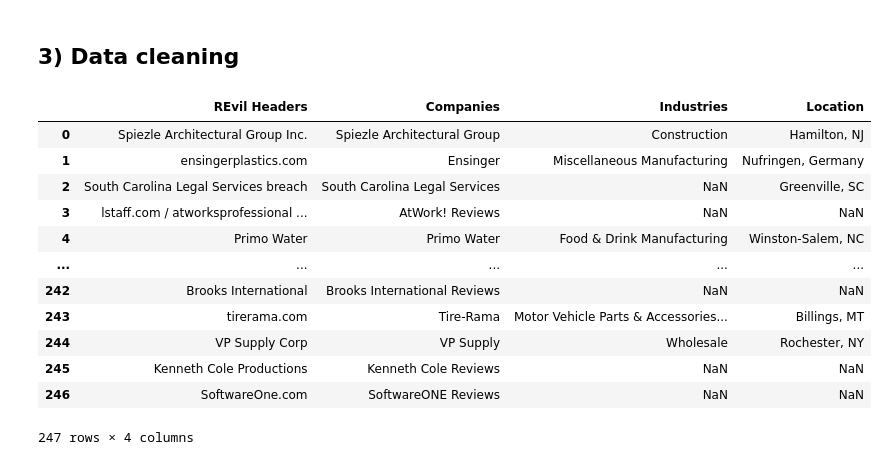
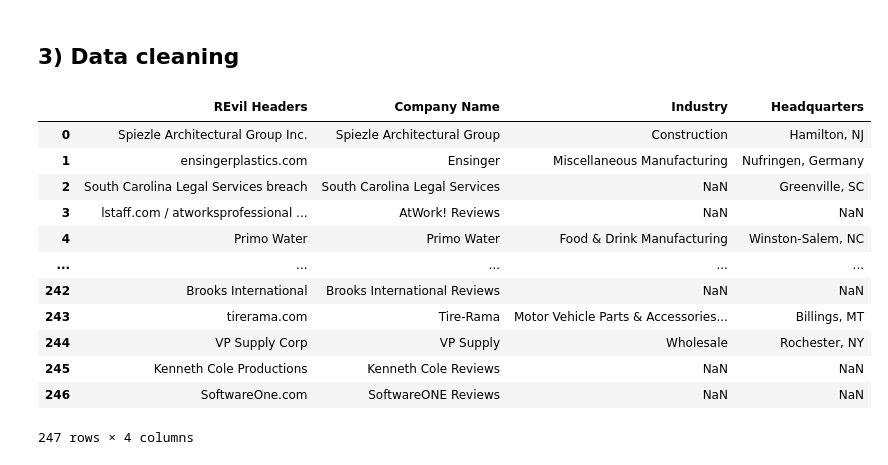
Before and after one commit to hopesishu/CZ4070-CTI, a Jupyter notebook: webscraper.ipynb, the cells around one changed output. Cells and saved outputs as stored; diff of their text form; code cells hidden in the pictures.

```diff
--- a/webscraper.ipynb
+++ b/webscraper.ipynb
@@ -162,7 +162,7 @@ REvilHeader_list
 import pandas as pd
 import numpy as np
 
-df = pd.DataFrame(columns=['REvil Headers', 'Company Name', 'Indus', 'Location'])
+df = pd.DataFrame(columns=['REvil Headers', 'Company Name', 'Industry', 'Headquarters'])
 df['REvil Headers'] = REvilHeader_list
 
 df
@@ -350,13 +350,13 @@ for company in master_list:
 ## 3) Data cleaning
 # %%
 df['REvil Headers'] = REvilHeader_list
-df['Companies'] = company_list
-df['Industries'] = industry_list
-df['Location'] = location_list
+df['Company Name'] = company_list
+df['Industry'] = industry_list
+df['Headquarters'] = location_list
 
 df
 # %% [output]
-|  | REvil Headers | Companies | Industries | Location |
+|  | REvil Headers | Company Name | Industry | Headquarters |
 | 0 | Spiezle Architectural Group Inc. | Spiezle Architectural Group | Construction | Hamilton, NJ |
 | 1 | ensingerplastics.com | Ensinger | Miscellaneous Manufacturing | Nufringen, Germany |
 | 2 | South Carolina Legal Services breach | South Carolina Legal Services | NaN | Greenville, SC |
```
Also changed, not shown: parts of 3 cells of this notebook.
